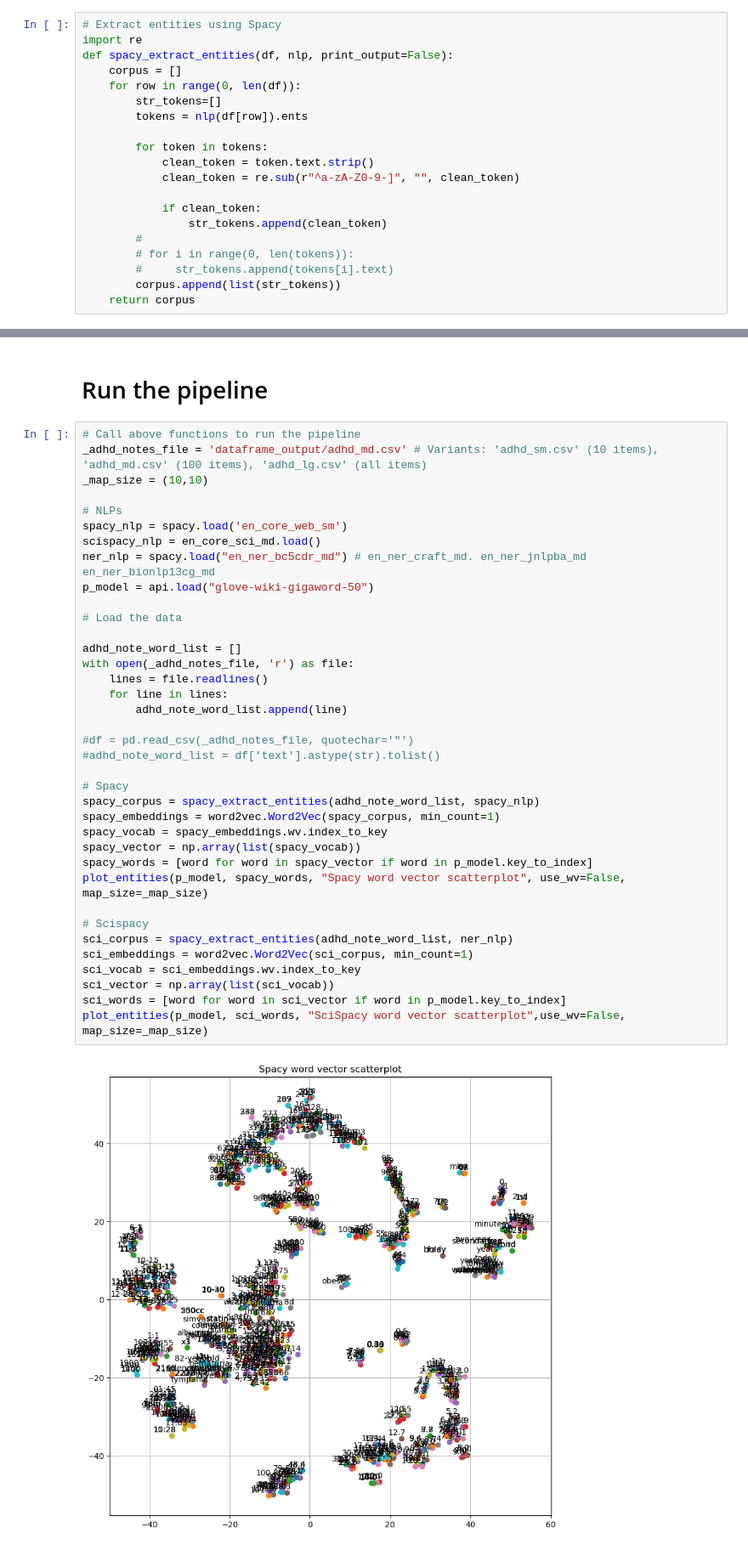
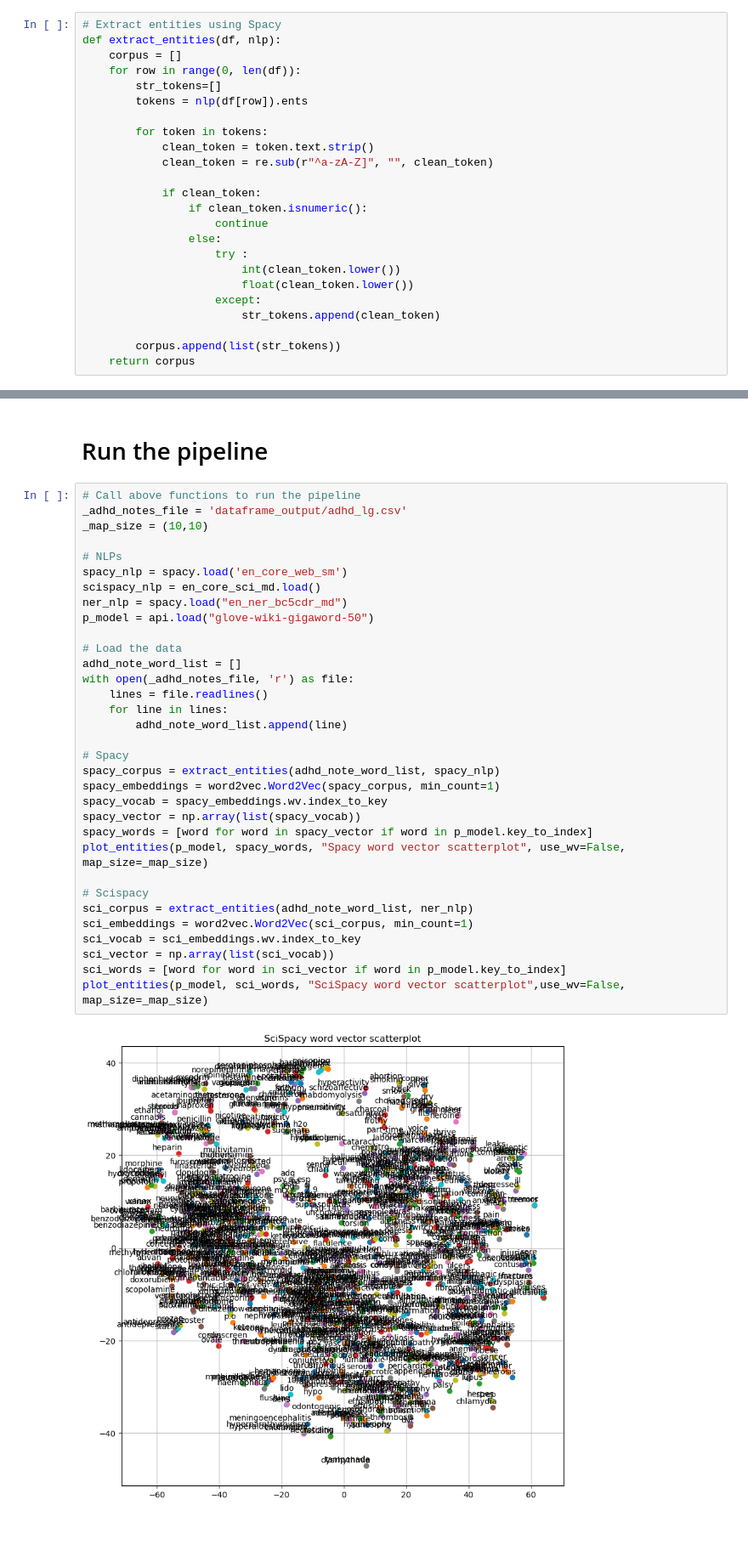
Before and after one commit to CountDer3k/Homework-AIH-2025, a Jupyter notebook: HW3/MIMIC_NLP.ipynb, the cells around one changed output, grey strips where cells are left out. Shown at 85% size. Cells and saved outputs as stored; diff of their text form.

Commit message:
Finished code & file clean up

```diff
--- a/HW3/MIMIC_NLP.ipynb
+++ b/HW3/MIMIC_NLP.ipynb
@@ -34,8 +16,7 @@ def create_adhd_df(notes_file):
 # Extract entities using all methods (Functions only)
 # %%
 # Extract entities using Spacy
-import re
-def spacy_extract_entities(df, nlp, print_output=False):
+def extract_entities(df, nlp):
     corpus = []
     for row in range(0, len(df)):
         str_tokens=[]
@@ -43,13 +24,18 @@ def spacy_extract_entities(df, nlp, print_output=False):
 
         for token in tokens:
             clean_token = token.text.strip()
-            clean_token = re.sub(r"^a-zA-Z0-9-]", "", clean_token)
+            clean_token = re.sub(r"^a-zA-Z]", "", clean_token)
 
             if clean_token:
-                str_tokens.append(clean_token)
-        #
-        # for i in range(0, len(tokens)):
-        #     str_tokens.append(tokens[i].text)
+                if clean_token.isnumeric():
+                    continue
+                else:
+                    try :
+                        int(clean_token.lower())
+                        float(clean_token.lower())
+                    except:
+                        str_tokens.append(clean_token)
+
         corpus.append(list(str_tokens))
     return corpus
 # %%
@@ -89,40 +75,36 @@ def plot_entities(model, words, title, use_wv=True, map_size=(16, 16)):
 # Run the pipeline
 # %%
 # Call above functions to run the pipeline
-_adhd_notes_file = 'dataframe_output/adhd_md.csv' # Variants: 'adhd_sm.csv' (10 items), 'adhd_md.csv' (100 items), 'adhd_lg.csv' (all items)
+_adhd_notes_file = 'dataframe_output/adhd_lg.csv'
 _map_size = (10,10)
 
 # NLPs
 spacy_nlp = spacy.load('en_core_web_sm')
 scispacy_nlp = en_core_sci_md.load()
-ner_nlp = spacy.load("en_ner_bc5cdr_md") # en_ner_craft_md. en_ner_jnlpba_md  en_ner_bionlp13cg_md
+ner_nlp = spacy.load("en_ner_bc5cdr_md")
 p_model = api.load("glove-wiki-gigaword-50")
 
 # Load the data
-
 adhd_note_word_list = []
 with open(_adhd_notes_file, 'r') as file:
     lines = file.readlines()
     for line in lines:
         adhd_note_word_list.append(line)
 
-#df = pd.read_csv(_adhd_notes_file, quotechar='"')
-#adhd_note_word_list = df['text'].astype(str).tolist()
-
 # Spacy
-spacy_corpus = spacy_extract_entities(adhd_note_word_list, spacy_nlp)
+spacy_corpus = extract_entities(adhd_note_word_list, spacy_nlp)
 spacy_embeddings = word2vec.Word2Vec(spacy_corpus, min_count=1)
 spacy_vocab = spacy_embeddings.wv.index_to_key
 spacy_vector = np.array(list(spacy_vocab))
 spacy_words = [word for word in spacy_vector if word in p_model.key_to_index]
 plot_entities(p_model, spacy_words, "Spacy word vector scatterplot", use_wv=False, map_size=_map_size)
 
 # Scispacy
-sci_corpus = spacy_extract_entities(adhd_note_word_list, ner_nlp)
+sci_corpus = extract_entities(adhd_note_word_list, ner_nlp)
 sci_embeddings = word2vec.Word2Vec(sci_corpus, min_count=1)
 sci_vocab = sci_embeddings.wv.index_to_key
 sci_vector = np.array(list(sci_vocab))
 sci_words = [word for word in sci_vector if word in p_model.key_to_index]
 plot_entities(p_model, sci_words, "SciSpacy word vector scatterplot",use_wv=False, map_size=_map_size)
 # %% [output]
-[figure, old version]
+[figure, new version]
```
Also changed, not shown: parts of 4 cells of this notebook, 13 other files.
